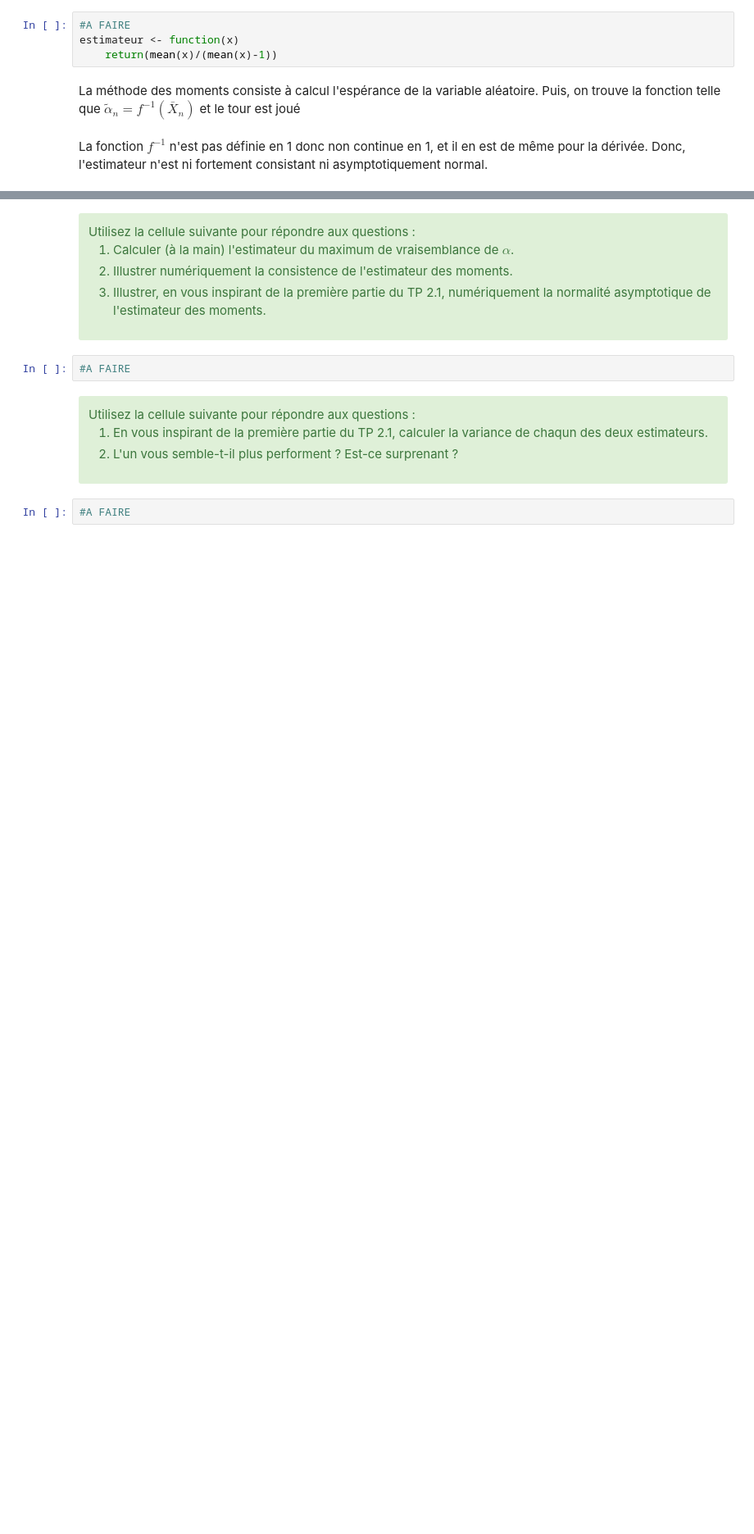
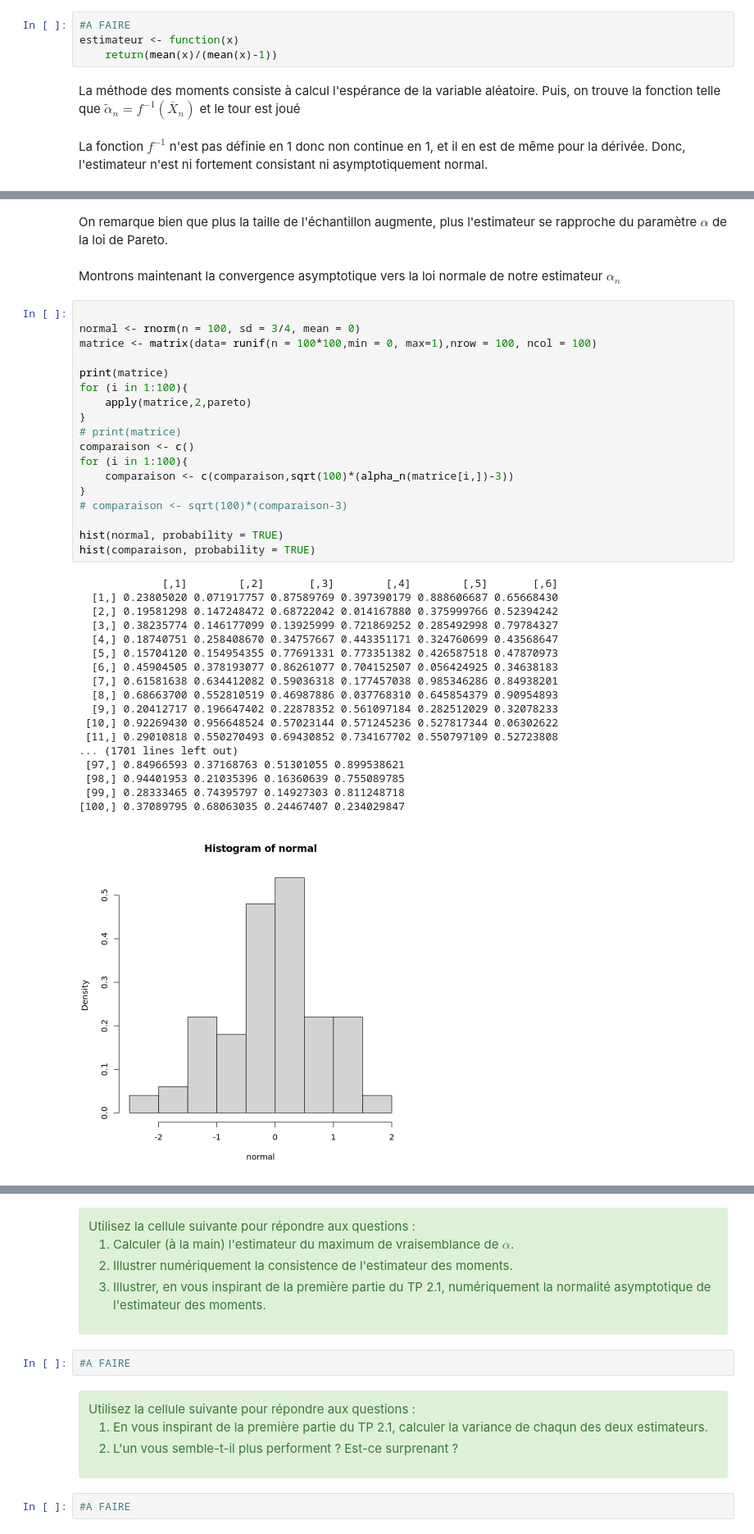
Before and after one commit to adrienmanciet-sys/statistics, a Jupyter notebook: seance_09_09_25/TP2_2_estimation.ipynb, the cells around one changed output, grey strips where cells are left out. Shown at 82% size. Cells and saved outputs as stored; diff of their text form; blank space fills up the shorter version.

```diff
--- a/seance_09_09_25/TP2_2_estimation.ipynb
+++ b/seance_09_09_25/TP2_2_estimation.ipynb
@@ -52,0 +74,41 @@ mean(vecteur)/(mean(vecteur)-1)
+# %% [markdown]
+On remarque bien que plus la taille de l'échantillon augmente, plus l'estimateur se rapproche du paramètre $\alpha$ de la loi de Pareto.
+# %% [markdown]
+Montrons maintenant la convergence asymptotique vers la loi normale de notre estimateur $\alpha_n$
+# %%
+
+normal <- rnorm(n = 100, sd = 3/4, mean = 0)
+matrice <- matrix(data= runif(n = 100*100,min = 0, max=1),nrow = 100, ncol = 100)
+
+print(matrice)
+for (i in 1:100){
+    apply(matrice,2,pareto)
+}
+# print(matrice)
+comparaison <- c()
+for (i in 1:100){
+    comparaison <- c(comparaison,sqrt(100)*(alpha_n(matrice[i,])-3))
+}
+# comparaison <- sqrt(100)*(comparaison-3)
+
+hist(normal, probability = TRUE)
+hist(comparaison, probability = TRUE)
+# %% [output]
+             [,1]        [,2]       [,3]        [,4]        [,5]       [,6]
+  [1,] 0.23805020 0.071917757 0.87589769 0.397390179 0.888606687 0.65668430
+  [2,] 0.19581298 0.147248472 0.68722042 0.014167880 0.375999766 0.52394242
+  [3,] 0.38235774 0.146177099 0.13925999 0.721869252 0.285492998 0.79784327
+  [4,] 0.18740751 0.258408670 0.34757667 0.443351171 0.324760699 0.43568647
+  [5,] 0.15704120 0.154954355 0.77691331 0.773351382 0.426587518 0.47870973
+  [6,] 0.45904505 0.378193077 0.86261077 0.704152507 0.056424925 0.34638183
+  [7,] 0.61581638 0.634412082 0.59036318 0.177457038 0.985346286 0.84938201
+  [8,] 0.68663700 0.552810519 0.46987886 0.037768310 0.645854379 0.90954893
+  [9,] 0.20412717 0.196647402 0.22878352 0.561097184 0.282512029 0.32078233
+ [10,] 0.92269430 0.956648524 0.57023144 0.571245236 0.527817344 0.06302622
+ [11,] 0.29010818 0.550270493 0.69430852 0.734167702 0.550797109 0.52723808
+... (1701 lines left out)
+ [97,] 0.84966593 0.37168763 0.51301055 0.899538621
+ [98,] 0.94401953 0.21035396 0.16360639 0.755089785
+ [99,] 0.28333465 0.74395797 0.14927303 0.811248718
+[100,] 0.37089795 0.68063035 0.24467407 0.234029847
+[figure, added]
```
Also changed, not shown: parts of 4 cells of this notebook.
